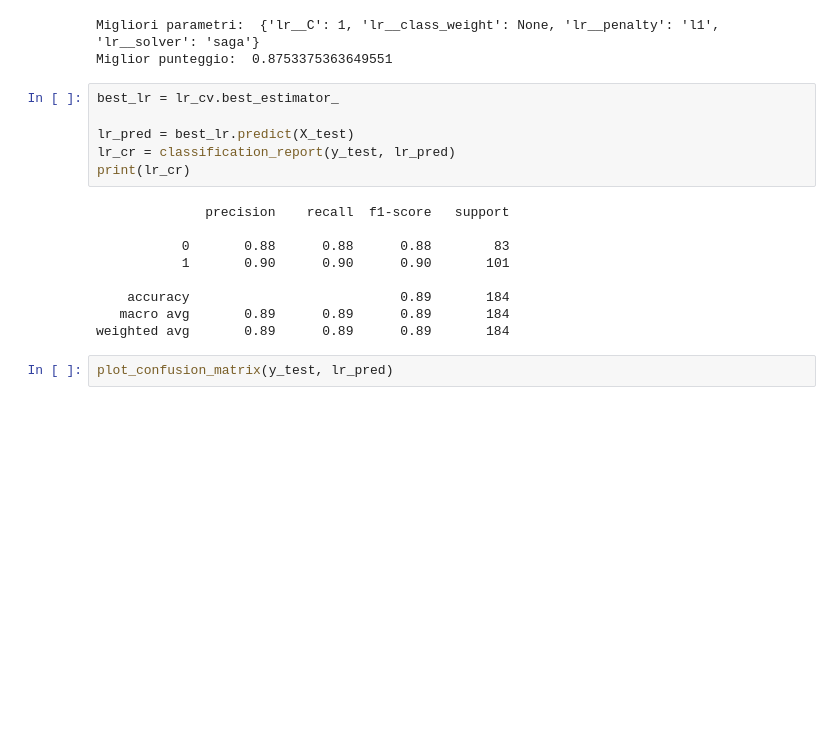
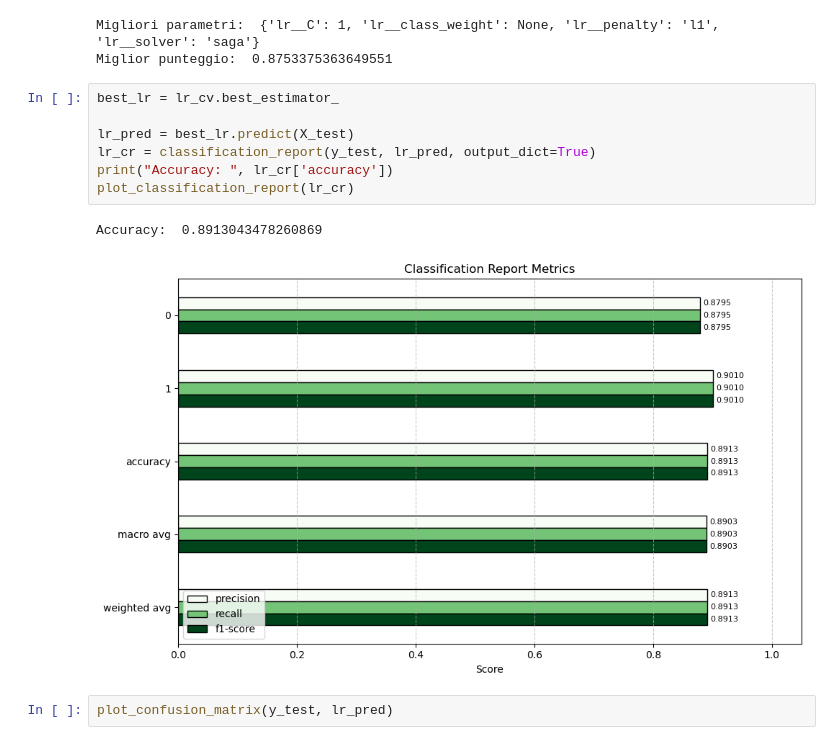
Before and after one commit to Orbmad/Data_Intensive_project, a Jupyter notebook: heart_failure_prediction.ipynb, the cells around one changed output. Cells and saved outputs as stored; diff of their text form; blank space fills up the shorter version.

```diff
--- a/heart_failure_prediction.ipynb
+++ b/heart_failure_prediction.ipynb
@@ -584,18 +598,13 @@ Miglior punteggio:  0.8753375363649551
 # %%
 best_lr = lr_cv.best_estimator_
 
 lr_pred = best_lr.predict(X_test)
-lr_cr = classification_report(y_test, lr_pred)
-print(lr_cr)
+lr_cr = classification_report(y_test, lr_pred, output_dict=True)
+print("Accuracy: ", lr_cr['accuracy'])
+plot_classification_report(lr_cr)
 # %% [output]
-              precision    recall  f1-score   support
-
-           0       0.88      0.88      0.88        83
-           1       0.90      0.90      0.90       101
-
-    accuracy                           0.89       184
-   macro avg       0.89      0.89      0.89       184
-weighted avg       0.89      0.89      0.89       184
+Accuracy:  0.8913043478260869
+[figure, added]
 # %%
 plot_confusion_matrix(y_test, lr_pred)
 # %% [output]
```
Also changed, not shown: parts of 11 cells of this notebook, 1 other file.
